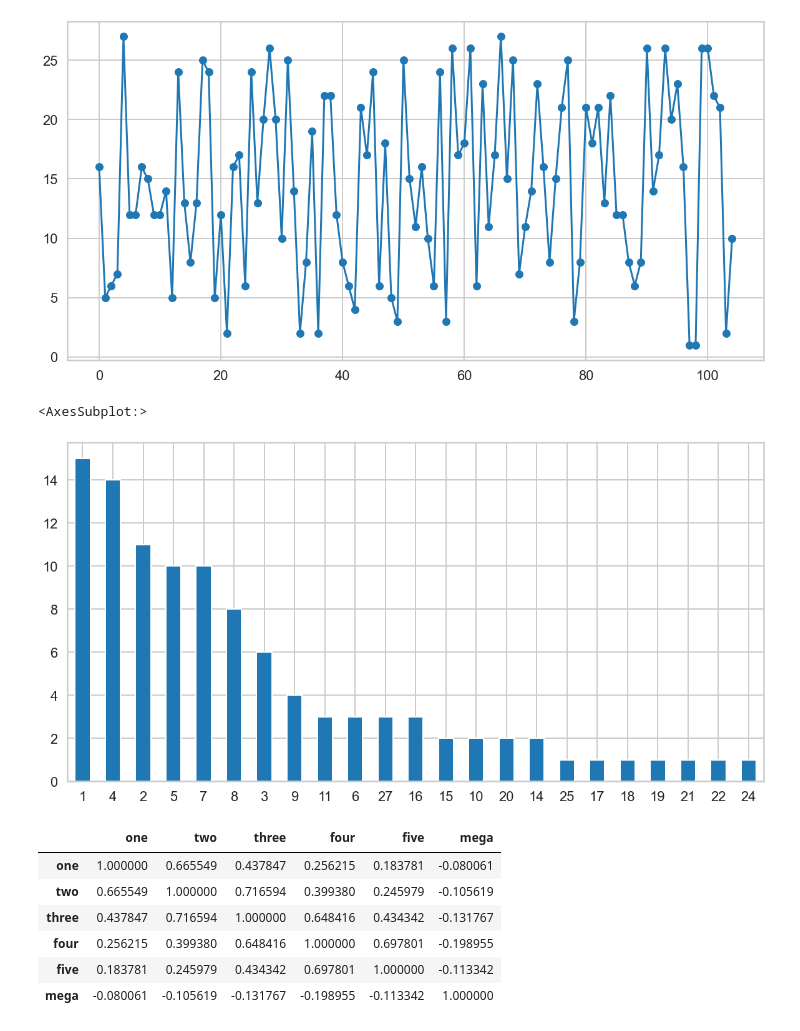
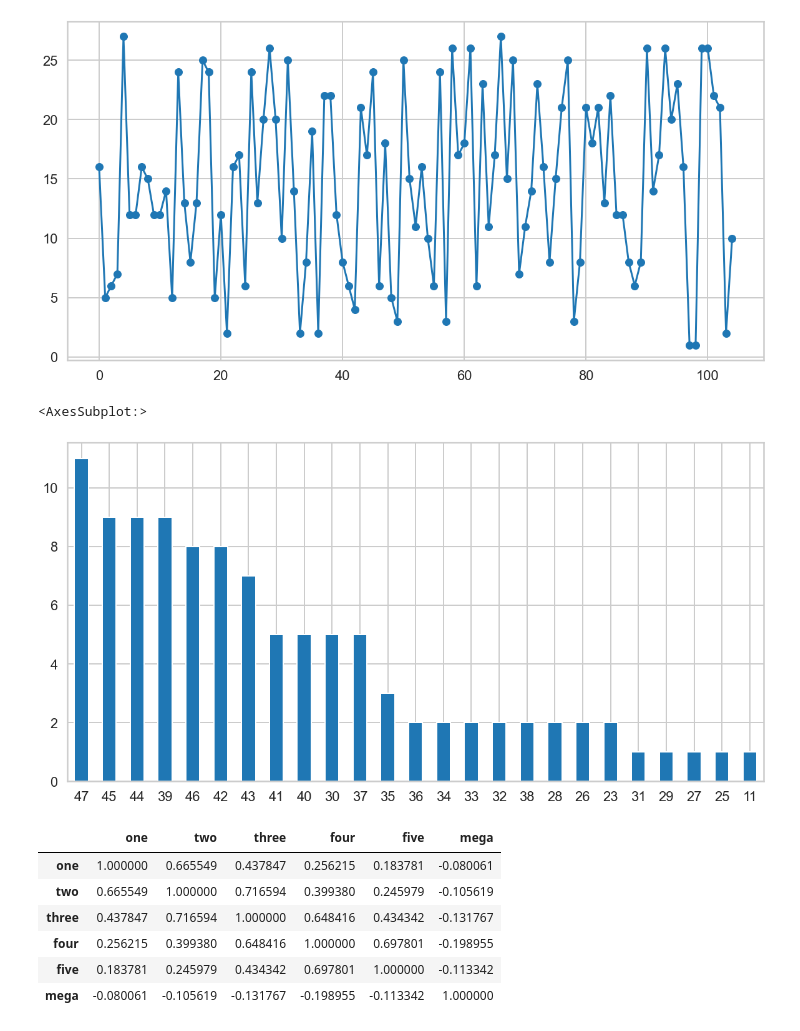
Before and after one commit to kevin4Diamond/Scraping-mining-super, a Jupyter notebook: mineSuper.ipynb, the cells around one changed output. Saved outputs shown, nothing was run; the diff lists cells and outputs as text; code cells hidden in the pictures.

```diff
--- a/mineSuper.ipynb
+++ b/mineSuper.ipynb
@@ -114,11 +114,11 @@ df1['mega'].iloc[::-1].plot(figsize=(20,10), grid=True, style='o-')
 <AxesSubplot:>
 [figure]
 # %%
-df1['one'].value_counts().plot(kind='bar', figsize=(20,10), rot=0)
+df1['five'].value_counts().plot(kind='bar', figsize=(20,10), rot=0)
 # Plotting data in form of bar chart, showing the frequency of each number
 # %% [output]
 <AxesSubplot:>
-[figure, old version]
+[figure, new version]
 # %%
 df1.corr()     # Showing the correlation between items of columns
                # Of course, correlation of 71% [two&three] can mean nothing at all
```
Also changed, not shown: parts of 2 cells of this notebook.
